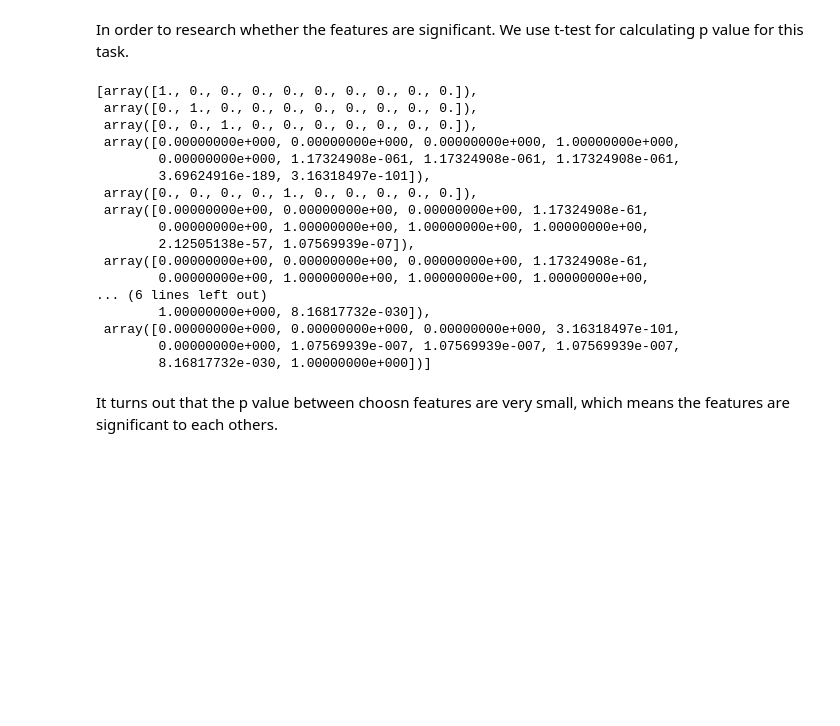
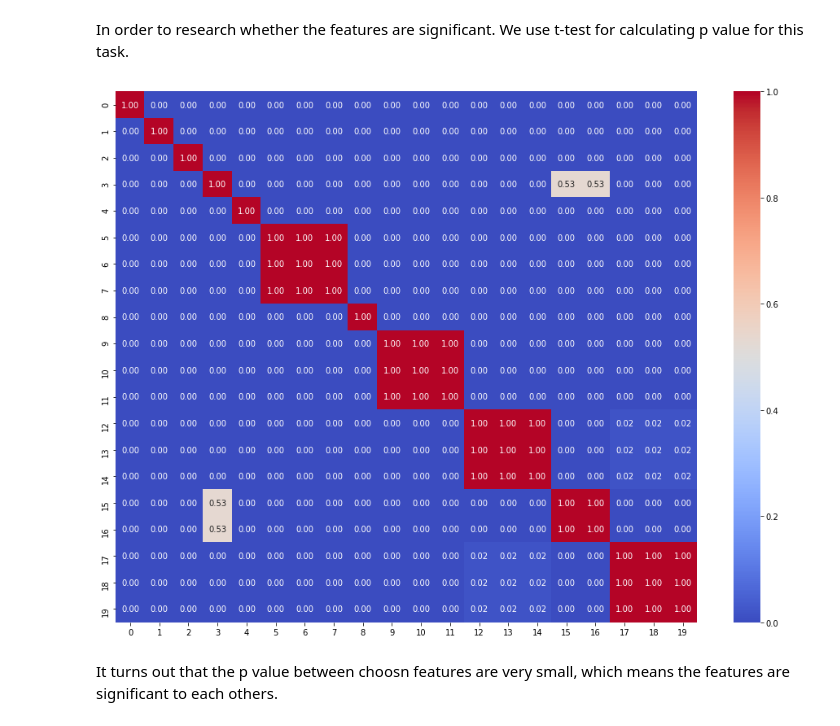
Before and after one commit to PinHoWang/NEU_INFO6105, a Jupyter notebook: Assignment2/Assignment2-PartA.ipynb, the cells around one changed output. Saved outputs shown, nothing was run; the diff lists cells and outputs as text; code cells hidden in the pictures; blank space fills up the shorter version.

```diff
--- a/Assignment2/Assignment2-PartA.ipynb
+++ b/Assignment2/Assignment2-PartA.ipynb
@@ -795,31 +793,19 @@ features = ['Left', 'Value', 'Overall', 'Reactions', 'Potential', 'RCM', 'LCM',
 ### Significant
 # %% [markdown]
 In order to research whether the features are significant. We use t-test for calculating p value for this task.
-# %%
-pVal = []
-for i in features:
-    t, p = stats.ttest_ind(df[i], df[features])
-    pVal.append(p)
-# %%
-pVal
-# %% [output]
-[array([1., 0., 0., 0., 0., 0., 0., 0., 0., 0.]),
- array([0., 1., 0., 0., 0., 0., 0., 0., 0., 0.]),
- array([0., 0., 1., 0., 0., 0., 0., 0., 0., 0.]),
- array([0.00000000e+000, 0.00000000e+000, 0.00000000e+000, 1.00000000e+000,
-        0.00000000e+000, 1.17324908e-061, 1.17324908e-061, 1.17324908e-061,
-        3.69624916e-189, 3.16318497e-101]),
- array([0., 0., 0., 0., 1., 0., 0., 0., 0., 0.]),
- array([0.00000000e+00, 0.00000000e+00, 0.00000000e+00, 1.17324908e-61,
-        0.00000000e+00, 1.00000000e+00, 1.00000000e+00, 1.00000000e+00,
-        2.12505138e-57, 1.07569939e-07]),
- array([0.00000000e+00, 0.00000000e+00, 0.00000000e+00, 1.17324908e-61,
-        0.00000000e+00, 1.00000000e+00, 1.00000000e+00, 1.00000000e+00,
-... (6 lines left out)
-        1.00000000e+000, 8.16817732e-030]),
- array([0.00000000e+000, 0.00000000e+000, 0.00000000e+000, 3.16318497e-101,
-        0.00000000e+000, 1.07569939e-007, 1.07569939e-007, 1.07569939e-007,
-        8.16817732e-030, 1.00000000e+000])]
+# %%
+allFeatures = df[abs_corr_to_wage.index[:20]].columns
+matrix = [[0 for x in range(len(allFeatures))] for y in range(len(allFeatures))]
+for i in range(len(allFeatures)):
+    for j in range(len(allFeatures)):
+        t, p = stats.ttest_ind(df[allFeatures[i]], df[allFeatures[j]])
+        matrix[i][j] = p
+sign = pd.DataFrame(data=matrix)
+plt.figure(figsize=(16,12))
+sns.heatmap(data=sign,annot=True,fmt='.2f',cmap='coolwarm')
+plt.show()
+# %% [output]
+[figure, added]
 # %% [markdown]
 It turns out that the p value between choosn features are very small, which means the features are significant to each others.
 # %% [markdown]
```
Also changed, not shown: parts of 28 cells of this notebook, 1 other file.
